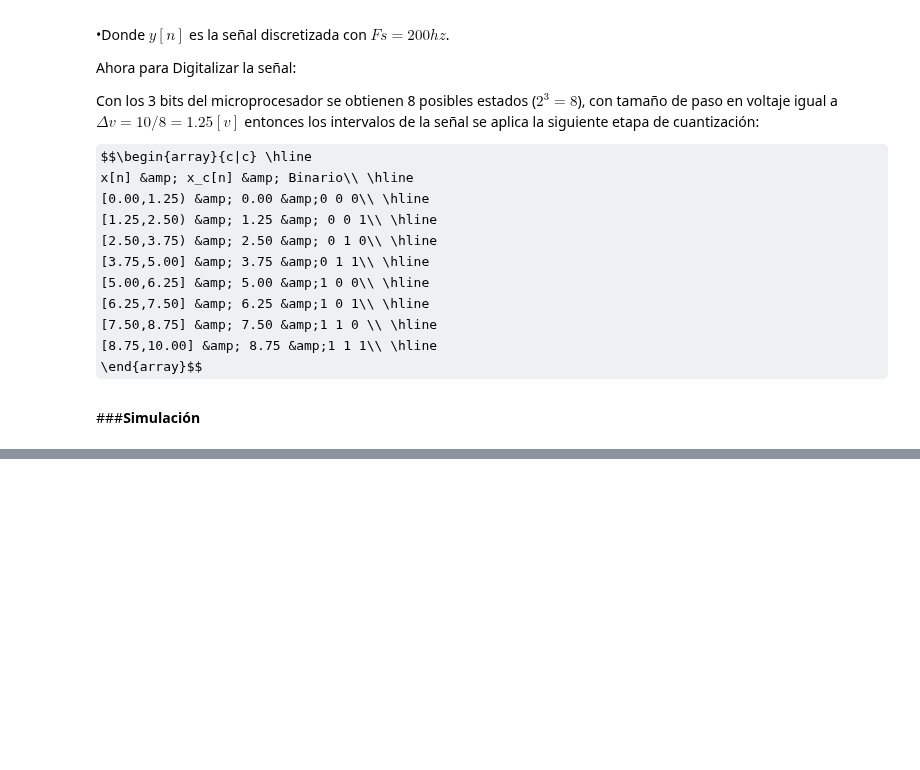
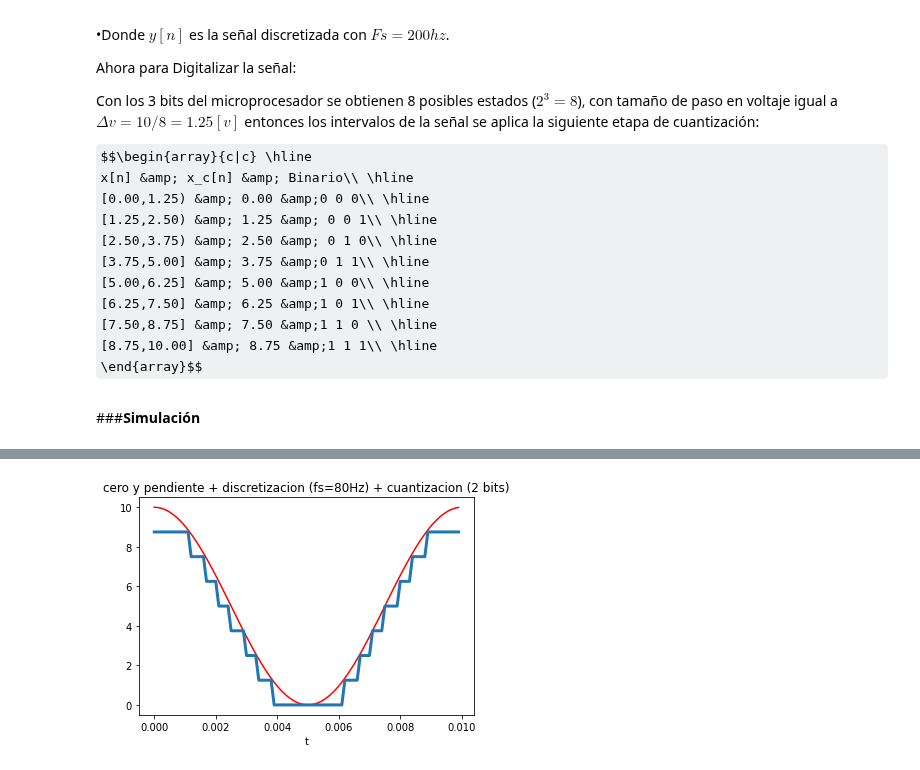
Before and after one commit to jmorand1/Se-ales, a Jupyter notebook: Taller1.ipynb, the cells around one changed output, grey strips where cells are left out. Saved outputs shown, nothing was run; the diff lists cells and outputs as text; code cells hidden in the pictures; some formulas as TeX source; blank space fills up the shorter version.

```diff
--- a/Taller1.ipynb
+++ b/Taller1.ipynb
@@ -619,0 +644,29 @@ plt.show()
+# %%
+yc = np.zeros(len(y))
+
+for i in range(len(y)):
+    if y[i] < 1.25:
+       yc[i] = 0
+    elif (y[i] >= 1.25) and (y[i] <= 2.5):
+        yc[i] = 1.25
+    elif (y[i] >= 2.5) and (y[i] <= 3.75):
+        yc[i] = 2.5
+    elif (y[i] >= 3.75) and (y[i] <= 5):
+        yc[i] = 3.75
+    elif (y[i] >= 5) and (y[i] <= 6.25):
+        yc[i] = 5
+    elif (y[i] >= 6.25) and (y[i] <= 7.5):
+        yc[i] = 6.25
+    elif (y[i] >= 7.5) and (y[i] <= 8.75):
+        yc[i] = 7.5
+    else:
+        yc[i] = 8.75
+
+plt.plot(ty,y,color='r',label="y(t)")
+plt.plot(ty,yc,label="$y_c[nTs]$",linewidth = 3)
+
+plt.xlabel('t')
+plt.title("cero y pendiente + discretizacion (fs=80Hz) + cuantizacion (2 bits)")
+plt.show()
+# %% [output]
+[figure, added]
```
Also changed, not shown: parts of 9 cells of this notebook.
